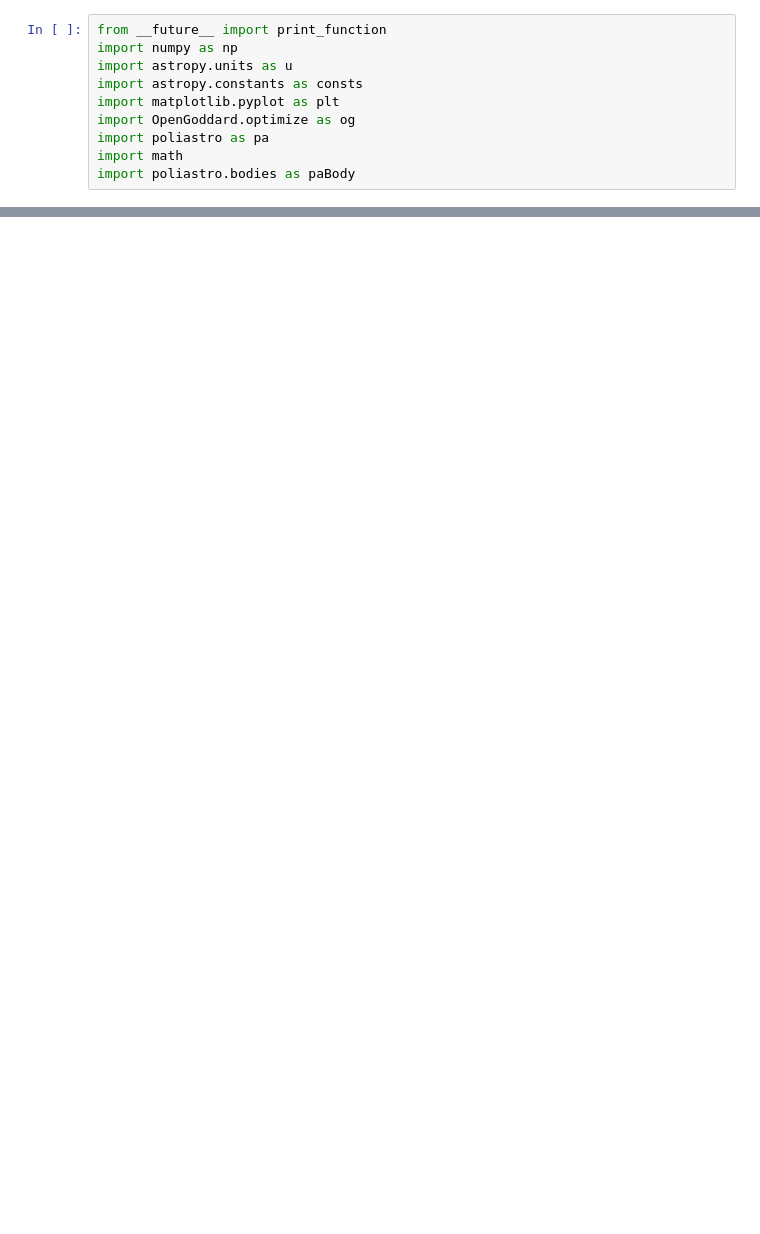
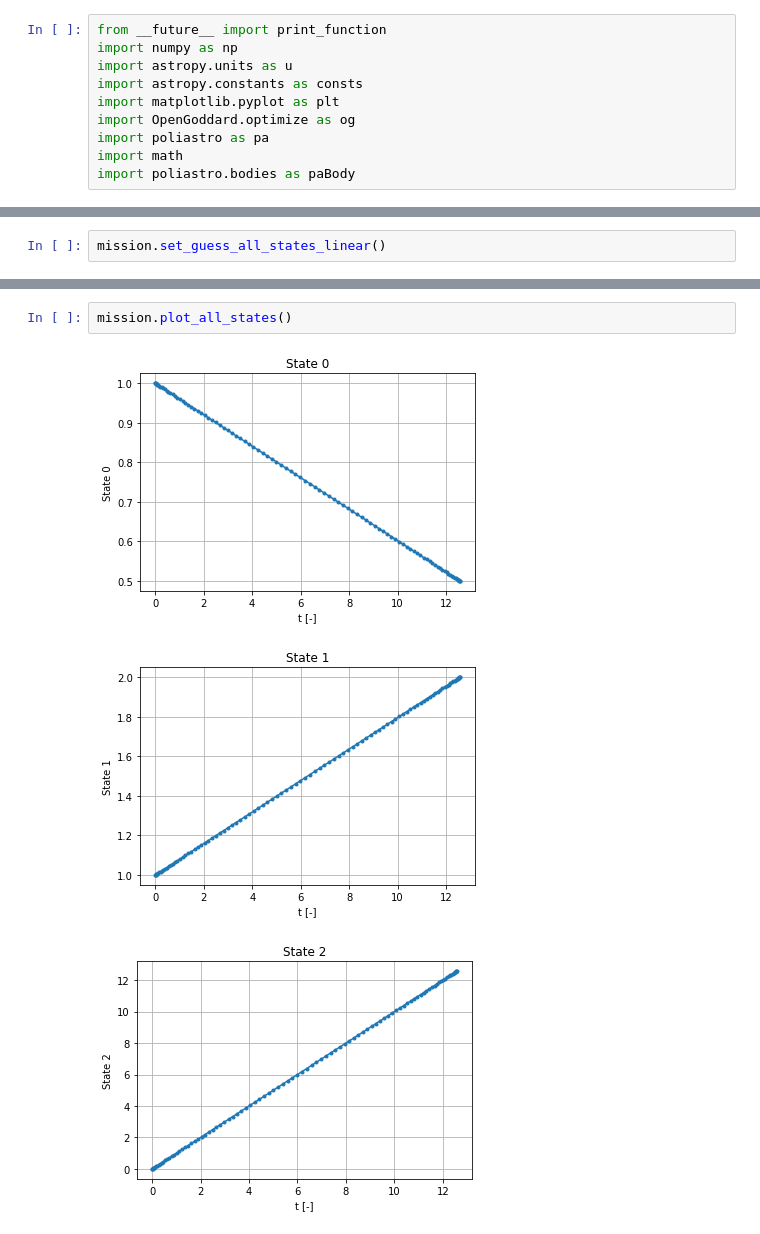
Before and after one commit to dev10110/electricTortoise, a Jupyter notebook: arbitrary_testing/initialClassDefinitionTestBed.ipynb, the cells around one changed output, grey strips where cells are left out. Saved outputs shown, nothing was run; the diff lists cells and outputs as text; blank space fills up the shorter version.

```diff
--- a/arbitrary_testing/initialClassDefinitionTestBed.ipynb
+++ b/arbitrary_testing/initialClassDefinitionTestBed.ipynb
@@ -354,0 +515,2 @@ array([-0., -0., -0., -0., -0., -0., -0., -0., -0., -0., -0., -0., -0.,
+# %%
+mission.set_guess_all_states_linear()
@@ -354,0 +540,6 @@ array([-0., -0., -0., -0., -0., -0., -0., -0., -0., -0., -0., -0., -0.,
+# %%
+mission.plot_all_states()
+# %% [output]
+[figure, added]
+[figure, added]
+[figure, added]
```
Also changed, not shown: parts of 32 cells of this notebook.
